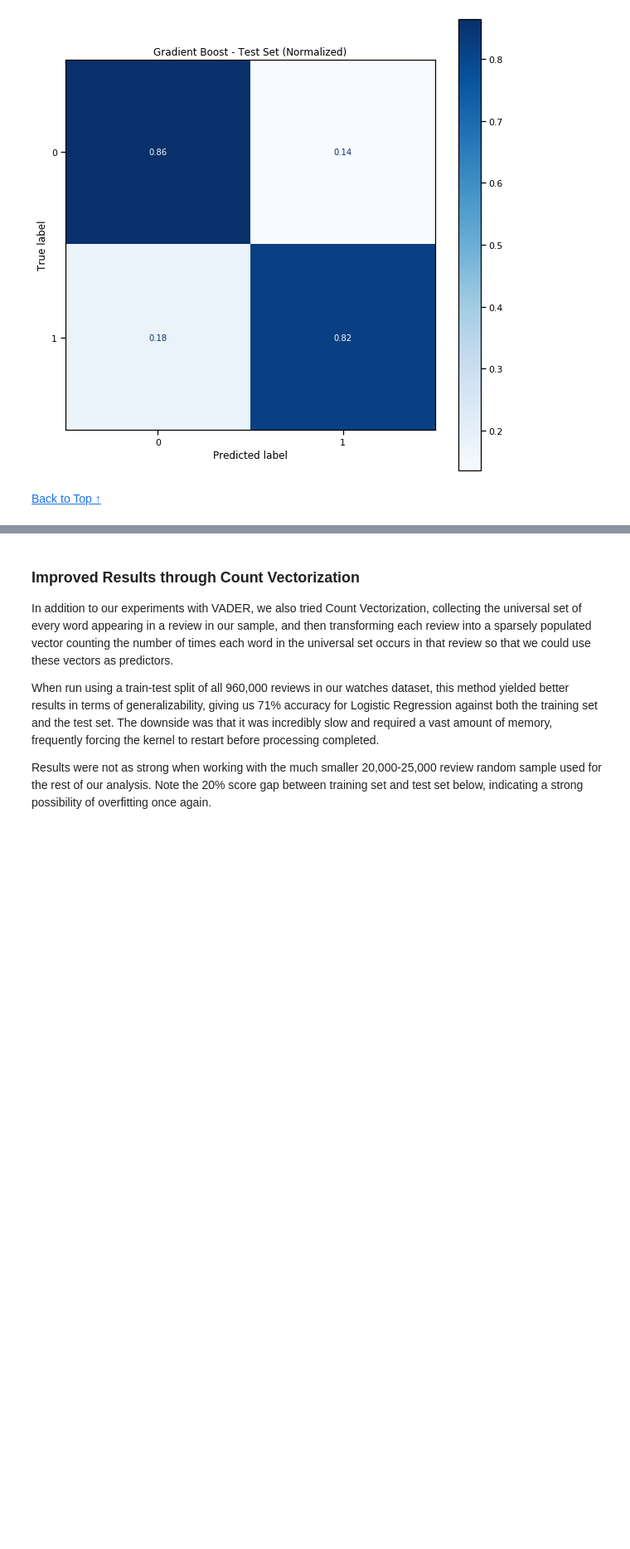
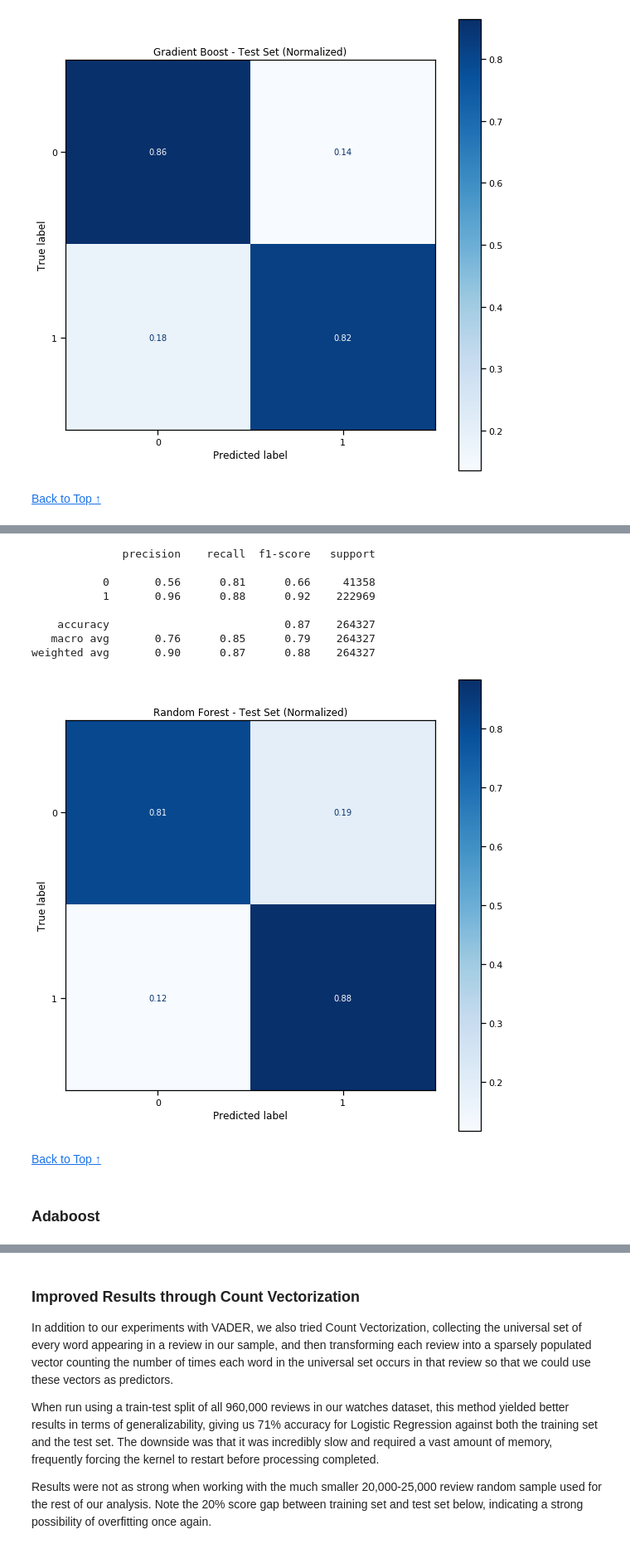
Before and after one commit to muoyo/amazon-nlp, a Jupyter notebook: notebooks/amazon.ipynb, the cells around one changed output, grey strips where cells are left out. Shown at 83% size. Drawn from its saved outputs; the diff is of its cells as text; code cells hidden in the pictures; blank space fills up the shorter version.

```diff
--- a/notebooks/amazon.ipynb
+++ b/notebooks/amazon.ipynb
@@ -903,0 +766,14 @@ weighted avg       0.89      0.82      0.84    220272
+# %%
+pred_forest_test_spacy = clf_forest_spacy.predict(X_test_spacy)
+print(classification_report(y_test_spacy, pred_forest_test_spacy))
+show_confusion_matrix(clf_forest_spacy, X_test_spacy, y_test_spacy, title='Random Forest - Test Set (Normalized)');
+# %% [output]
+              precision    recall  f1-score   support
+
+           0       0.56      0.81      0.66     41358
+           1       0.96      0.88      0.92    222969
+
+    accuracy                           0.87    264327
+   macro avg       0.76      0.85      0.79    264327
+weighted avg       0.90      0.87      0.88    264327
+[figure, added]
@@ -903,0 +782,7 @@ weighted avg       0.89      0.82      0.84    220272
+# %% [markdown]
+
+
+[Back to Top ↑](#top)
+# %% [markdown]
+<a id='adaboost'></a>
+### Adaboost
```
Also changed, not shown: parts of 79 cells of this notebook.
